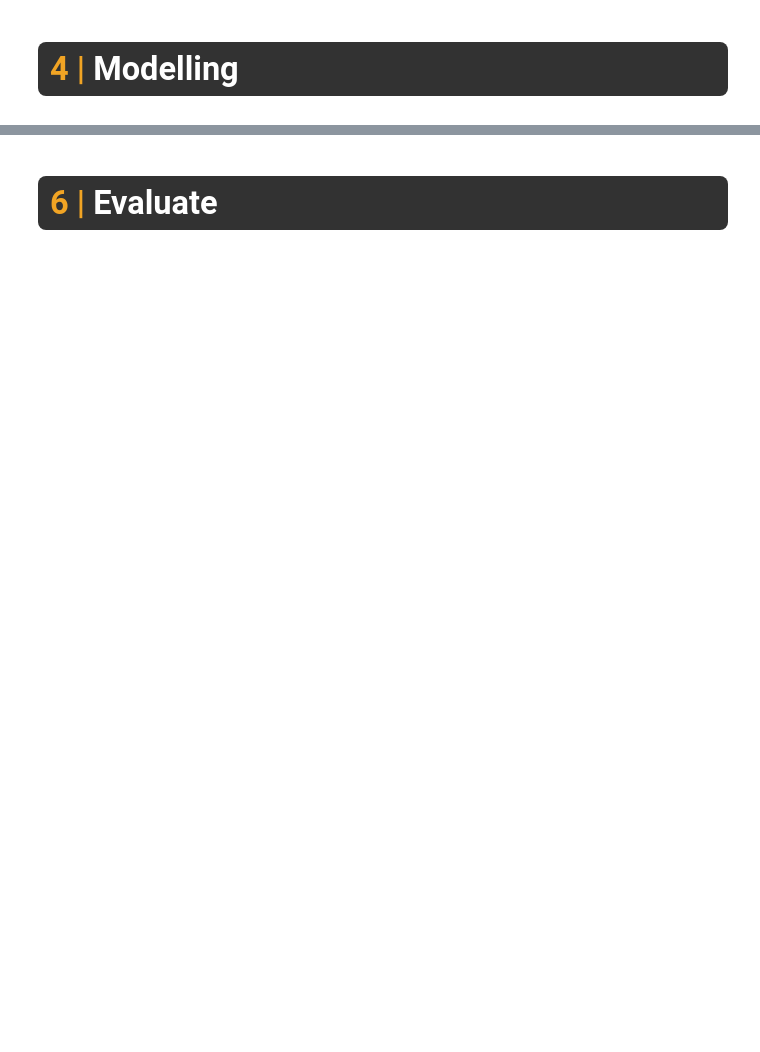
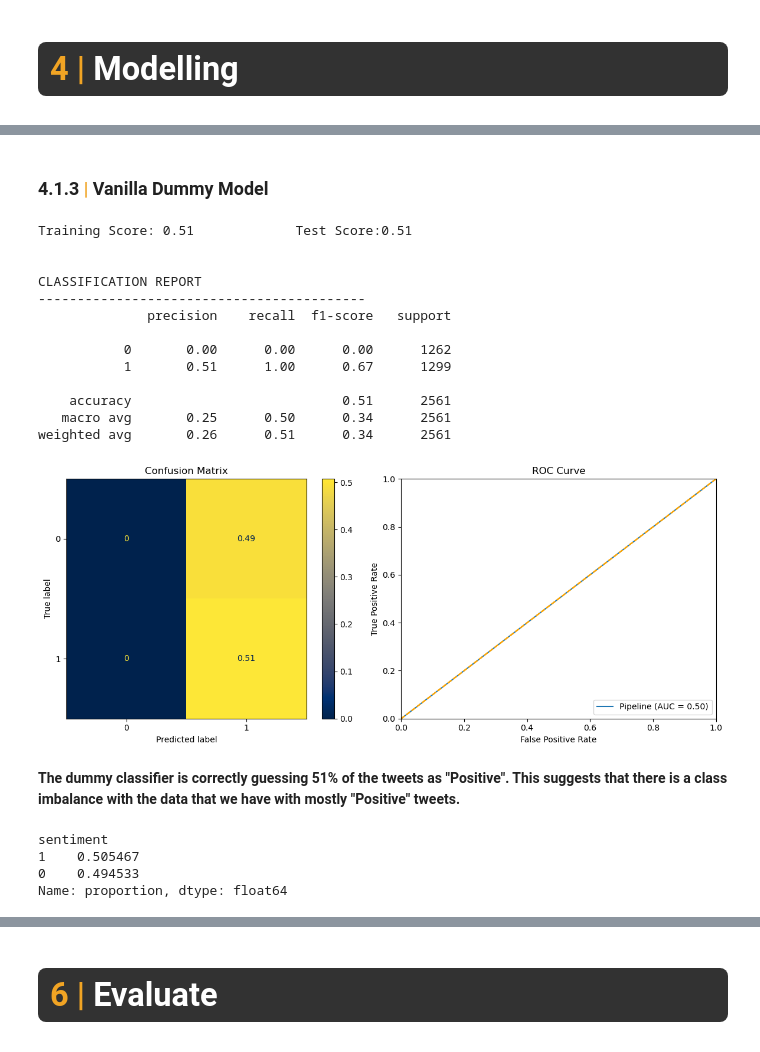
Before and after one commit to TarachaR/Taming-the-TwitterVerse-Politicians-Embrace-Sentiment-Analysis-to-Shape-Public-Perception, a Jupyter notebook: notebooks/3. modelling.ipynb, the cells around one changed output, grey strips where cells are left out. Drawn from its saved outputs; the diff is of its cells as text; code cells hidden in the pictures; blank space fills up the shorter version.

```diff
--- a/notebooks/3. modelling.ipynb
+++ b/notebooks/3. modelling.ipynb
@@ -46,4 +2,0 @@ Accuracy score: 0.4150725973726665
-# %%
-# Create a baseline model
-# Logistic Regression
-clf.fit(X_train, y_train)
@@ -59,3 +2,0 @@ Accuracy score: 0.926986688180718
-# %%
-y_pred = clf.predict(X_test)
-print(f"Accuracy score: {metrics.accuracy_score(y_test, y_pred)}")
@@ -130,0 +65,4 @@ Accuracy score: 0.715141737727587
+# %%
+df = pd.read_csv(r'D:\Natural Language Processing\Phase 4 Project\data\processed_data.csv')
+
+df.head()
@@ -130,0 +82,17 @@ Accuracy score: 0.715141737727587
+# %%
+# import train test split
+from sklearn.model_selection import train_test_split
+
+#removing neutral tweets for binary classification
+df_binary = df[df['sentiment'] != 'Neutral']
+
+#binarizing sentiment column
+emotion_dict = {'Negative': 0, 'Positive': 1}
+df_binary['sentiment'] = df_binary['sentiment'].map(emotion_dict)
+
+X_train, X_test, y_train, y_test = train_test_split(df_binary['lemma_preprocessed_tweet'],
+                                                    df_binary['sentiment'],
+                                                    test_size=0.2,
+                                                    random_state = 0)
+
+X_train.shape, X_test.shape, y_train.shape, y_test.shape
@@ -130,0 +162,40 @@ Accuracy score: 0.715141737727587
+# %% [markdown]
+### <b>4.1.3 <span style='color:#F1A424'>|</span> Vanilla Dummy Model</b>
+# %%
+# import Pipeline
+from sklearn.pipeline import Pipeline
+# import TFIDF Vectorizer
+from sklearn.feature_extraction.text import TfidfVectorizer
+# import Dummy Classifier
+from sklearn.dummy import DummyClassifier
+
+dummy_clf_pipe = Pipeline([('vectorizer', TfidfVectorizer()),
+                     ('dummy_clf_pipe', DummyClassifier(random_state=42))])
+
+dummy_clf_pipe.fit(X_train, y_train)
+y_pred = dummy_clf_pipe.predict(X_test)
+classification(y_test, y_pred, X_test, X_train, dummy_clf_pipe)
+# %% [output]
+Training Score: 0.51             Test Score:0.51
+
+
+CLASSIFICATION REPORT
+------------------------------------------
+              precision    recall  f1-score   support
+
+           0       0.00      0.00      0.00      1262
+           1       0.51      1.00      0.67      1299
+
+    accuracy                           0.51      2561
+   macro avg       0.25      0.50      0.34      2561
+weighted avg       0.26      0.51      0.34      2561
+[figure, added]
+# %% [markdown]
+**The dummy classifier is correctly guessing 51% of the tweets as "Positive". This suggests that there is a class imbalance with the data that we have with mostly "Positive" tweets.**
+# %%
+df_binary['sentiment'].value_counts(normalize=True)
+# %% [output]
+sentiment
+1    0.505467
+0    0.494533
+Name: proportion, dtype: float64
```
Also changed, not shown: parts of 117 cells of this notebook, 2 other files.
